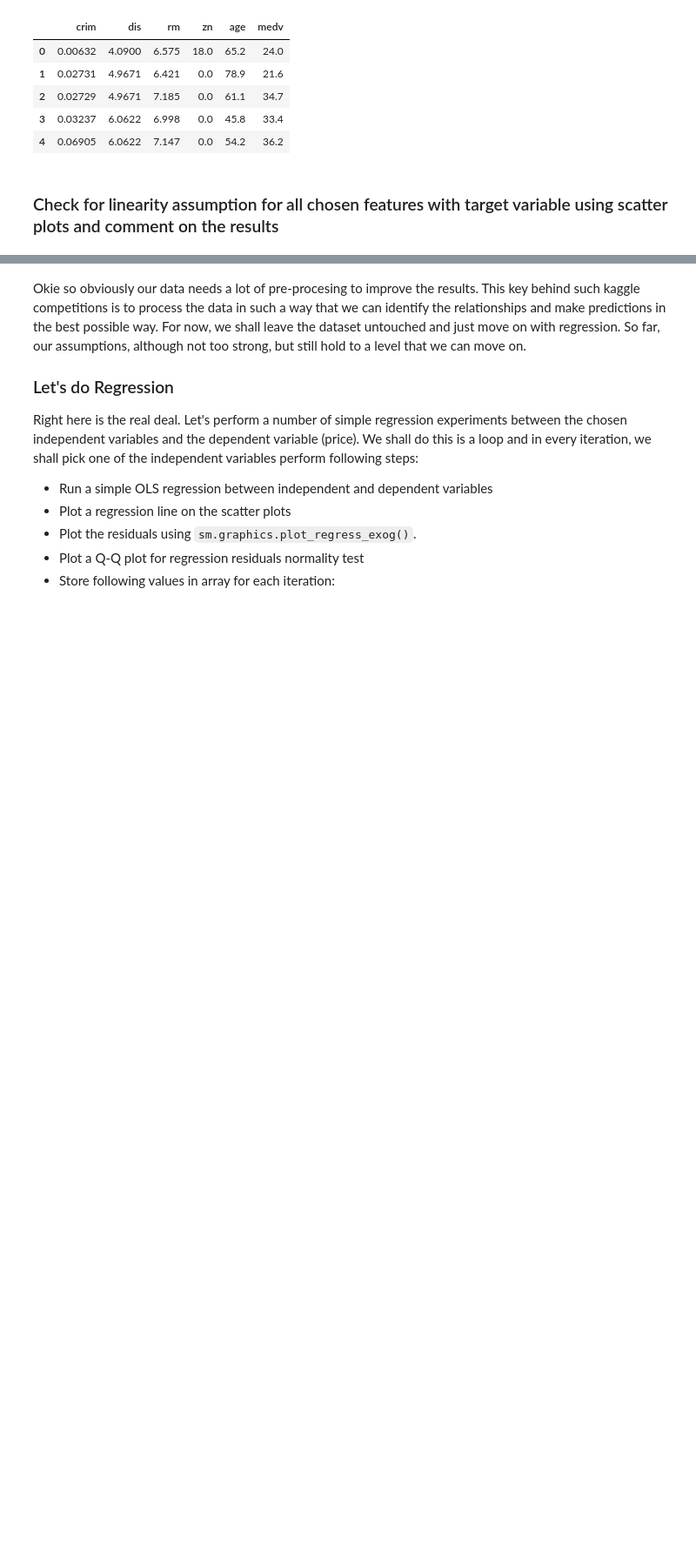
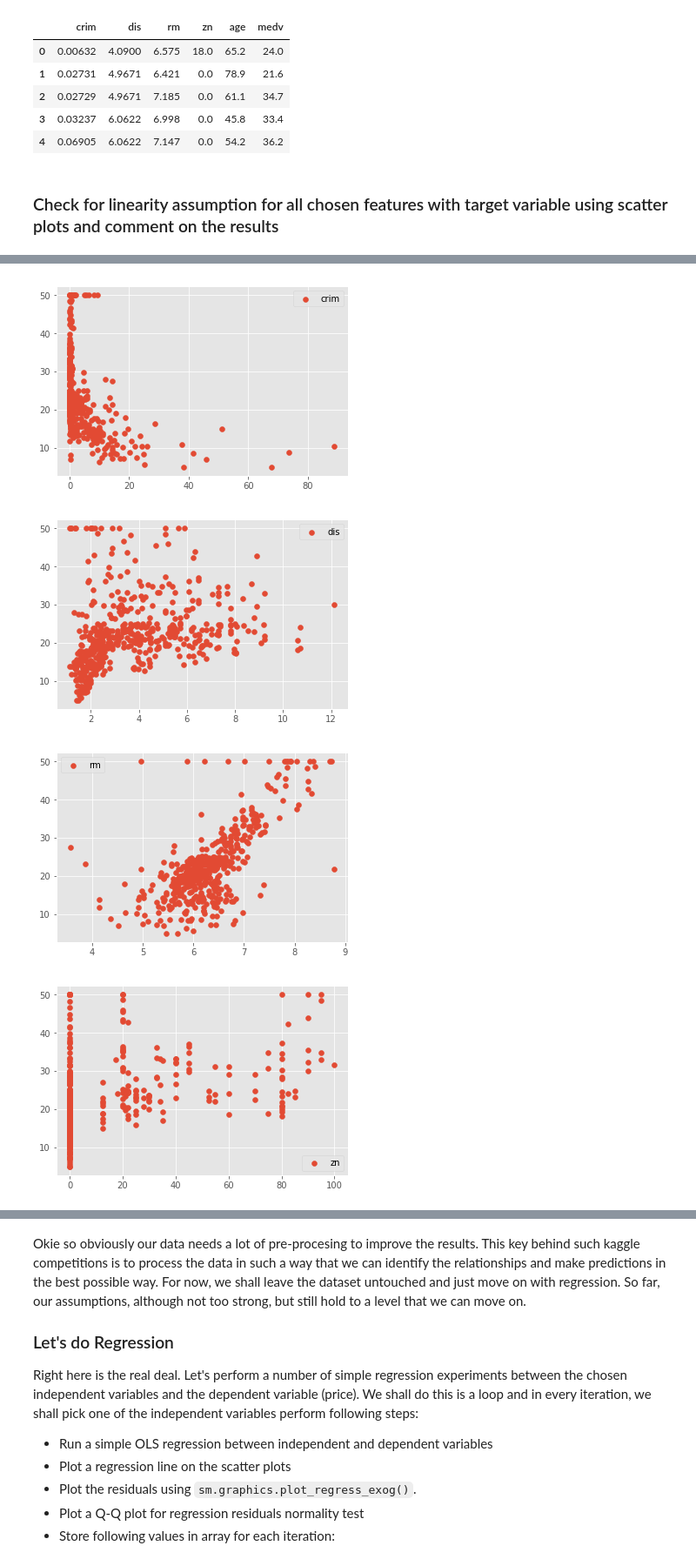
Before and after one commit to L-Lewis/dsc-01-10-16-regression-EOD-Lab-online-ds-ft-011419, a Jupyter notebook: index.ipynb, the cells around one changed output, grey strips where cells are left out. Shown at 87% size. Cells and saved outputs as stored; diff of their text form; code cells hidden in the pictures; blank space fills up the shorter version.

```diff
--- a/index.ipynb
+++ b/index.ipynb
@@ -107,0 +98,10 @@ new_df.head()
+# %%
+for col in ['crim', 'dis', 'rm', 'zn', 'age']:
+    plt.scatter(new_df[col], new_df['medv'], label=col)
+    plt.legend()
+    plt.show()
+# %% [output]
+[figure, added]
+[figure, added]
+[figure, added]
+[figure, added]
```
Also changed, not shown: parts of 10 cells of this notebook.
